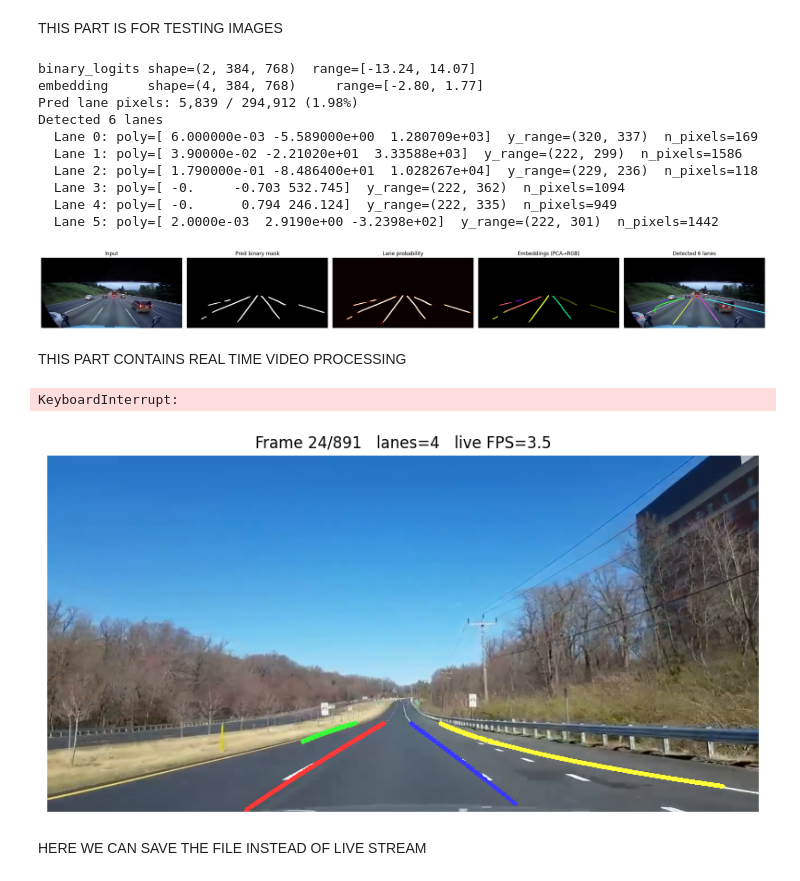
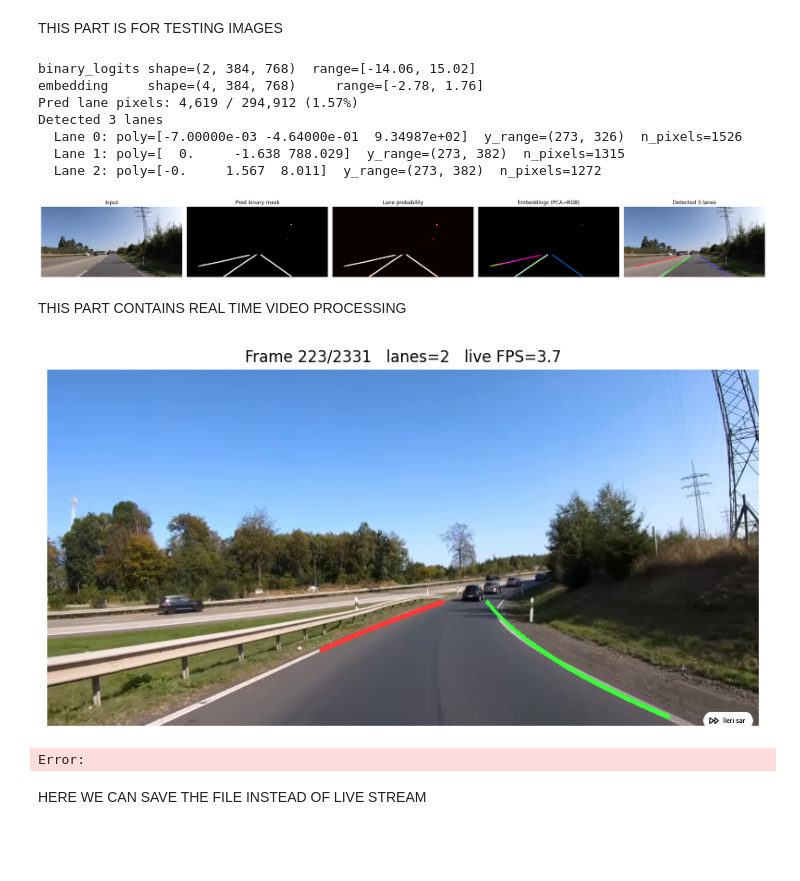
Before and after one commit to abdullahtapanci/LaneDetection, a Jupyter notebook: realTime.ipynb, the cells around one changed output. Saved outputs shown, nothing was run; the diff lists cells and outputs as text; code cells hidden in the pictures; blank space fills up the shorter version.

```diff
--- a/realTime.ipynb
+++ b/realTime.ipynb
@@ -79,7 +89,7 @@ THIS PART IS FOR TESTING IMAGES
 # %%
 from sklearn.decomposition import PCA
 
-IMAGE_PATH = "/content/drive/MyDrive/Lane_Detection_Project/sampleImages/testImage1.png"
+IMAGE_PATH = "/content/drive/MyDrive/Lane_Detection_Project/sampleImages/testImage5.png"
 # IMAGE_PATH = "samples/test.jpg"   # local
 
 #These are postprocess hyperparameters — we can tune these per trained model
@@ -90,7 +100,8 @@ EPS, MIN_SAMPLES, MIN_PIXELS, BANDWIDTH = 0.1, 20, 100, 2.0
 POLY_DEGREE = 2
 HORIZON_CUTOFF = 30
 HORIZON_PADDING = 10
-MIN_BLOB_PIXELS = 30
+MIN_BLOB_PIXELS = 500
+THRESHOLD = 0.7
 
 # --- Read image ---
 frame_bgr = cv2.imread(IMAGE_PATH)
@@ -106,7 +117,7 @@ binary_np = binary_logits.squeeze(0).cpu().numpy()    # (2, H, W)
 emb_np    = embedding.squeeze(0).cpu().numpy()         # (D, H, W)
 
 lanes = my_postprocess(binary_np, emb_np,
-                       eps=EPS, min_samples=MIN_SAMPLES, threshold=0.4,
+                       eps=EPS, min_samples=MIN_SAMPLES, threshold=THRESHOLD,
                        poly_degree=POLY_DEGREE, min_pixels=MIN_PIXELS, bandwidth=BANDWIDTH, clustering_algorithm='dbscan',
                        horizon_min_pixels=HORIZON_CUTOFF, horizon_padding=HORIZON_PADDING, min_blob_pixels=MIN_BLOB_PIXELS)
 
@@ -121,48 +132,45 @@ print(f"Pred lane pixels: {binary_pred.sum():,} / {binary_pred.size:,} "
       f"({100*binary_pred.mean():.2f}%)")
 print(f"Detected {len(lanes)} lanes")
 for i, l in enumerate(lanes):
     print(f"  Lane {i}: poly={l['poly'].round(3)}  y_range={l['y_range']}  "
           f"n_pixels={len(l['pixels'])}")
 
 # --- Embedding PCA → RGB (only at predicted lane pixels) ---
 D, H, W = emb_np.shape
 emb_flat = emb_np.reshape(D, -1).T
 lane_mask = binary_pred.astype(bool).flatten()
 emb_rgb = np.zeros((H * W, 3), dtype=np.float32)
 if lane_mask.sum() >= 3:
     pca = PCA(n_components=3).fit_transform(emb_flat[lane_mask])
     pca -= pca.min(axis=0); pca /= pca.max(axis=0) + 1e-8
     emb_rgb[lane_mask] = pca
 emb_rgb = emb_rgb.reshape(H, W, 3)
 
 # --- Draw lanes ---
 annotated = draw_lanes(frame_rgb.copy(), lanes)
 
 # --- 5-panel visualization ---
 fig, axes = plt.subplots(1, 5, figsize=(24, 5))
 axes[0].imshow(frame_rgb);                                axes[0].set_title("Input")
 axes[1].imshow(binary_pred, cmap="gray");                 axes[1].set_title("Pred binary mask")
 axes[2].imshow(binary_prob, cmap="hot", vmin=0, vmax=1);  axes[2].set_title("Lane probability")
 axes[3].imshow(emb_rgb);                                  axes[3].set_title("Embeddings (PCA→RGB)")
 axes[4].imshow(annotated);                                axes[4].set_title(f"Detected {len(lanes)} lanes")
 for a in axes: a.axis("off")
 plt.tight_layout(); plt.show()
 # %% [output]
-binary_logits shape=(2, 384, 768)  range=[-13.24, 14.07]
-embedding     shape=(4, 384, 768)     range=[-2.80, 1.77]
-Pred lane pixels: 5,839 / 294,912 (1.98%)
-Detected 6 lanes
-  Lane 0: poly=[ 6.000000e-03 -5.589000e+00  1.280709e+03]  y_range=(320, 337)  n_pixels=169
-  Lane 1: poly=[ 3.90000e-02 -2.21020e+01  3.33588e+03]  y_range=(222, 299)  n_pixels=1586
-  Lane 2: poly=[ 1.790000e-01 -8.486400e+01  1.028267e+04]  y_range=(229, 236)  n_pixels=118
-  Lane 3: poly=[ -0.     -0.703 532.745]  y_range=(222, 362)  n_pixels=1094
-  Lane 4: poly=[ -0.      0.794 246.124]  y_range=(222, 335)  n_pixels=949
-  Lane 5: poly=[ 2.0000e-03  2.9190e+00 -3.2398e+02]  y_range=(222, 301)  n_pixels=1442
+binary_logits shape=(2, 384, 768)  range=[-14.06, 15.02]
+embedding     shape=(4, 384, 768)     range=[-2.78, 1.76]
+Pred lane pixels: 4,619 / 294,912 (1.57%)
+Detected 3 lanes
+  Lane 0: poly=[-7.00000e-03 -4.64000e-01  9.34987e+02]  y_range=(273, 326)  n_pixels=1526
+  Lane 1: poly=[  0.     -1.638 788.029]  y_range=(273, 382)  n_pixels=1315
+  Lane 2: poly=[-0.     1.567  8.011]  y_range=(273, 382)  n_pixels=1272
-[figure, old version]
+[figure, new version]
 # %% [markdown]
 THIS PART CONTAINS REAL TIME VIDEO PROCESSING
 # %%
-VIDEO_PATH = "/content/drive/MyDrive/Lane_Detection_Project/sampleVideos/testVideo2.mp4"
+VIDEO_PATH = "/content/drive/MyDrive/Lane_Detection_Project/sampleVideos/testVideo3.mov"
 
 cap = cv2.VideoCapture(VIDEO_PATH)
 assert cap.isOpened(), f"Cannot open video: {VIDEO_PATH}"
@@ -198,7 +206,7 @@ with torch.no_grad():
         binary_np = binary_logits.squeeze(0).cpu().numpy()
         emb_np    = embedding.squeeze(0).cpu().numpy()
         lanes = my_postprocess(binary_np, emb_np,
-                       eps=EPS, min_samples=MIN_SAMPLES, threshold=0.4,
+                       eps=EPS, min_samples=MIN_SAMPLES, threshold=THRESHOLD,
                        poly_degree=POLY_DEGREE, min_pixels=MIN_PIXELS, bandwidth=BANDWIDTH, clustering_algorithm='dbscan',
                        horizon_min_pixels=HORIZON_CUTOFF, horizon_padding=HORIZON_PADDING,  min_blob_pixels=MIN_BLOB_PIXELS)
 
@@ -221,8 +229,8 @@ cap.release()
 plt.close(fig)
 print("Done.")
 # %% [output]
+[figure, new version]
-KeyboardInterrupt:
+Error:
-[figure, old version]
 # %% [markdown]
 HERE WE CAN SAVE THE FILE INSTEAD OF LIVE STREAM
 # %%
```
Also changed, not shown: parts of 2 cells of this notebook, 4 other files.
